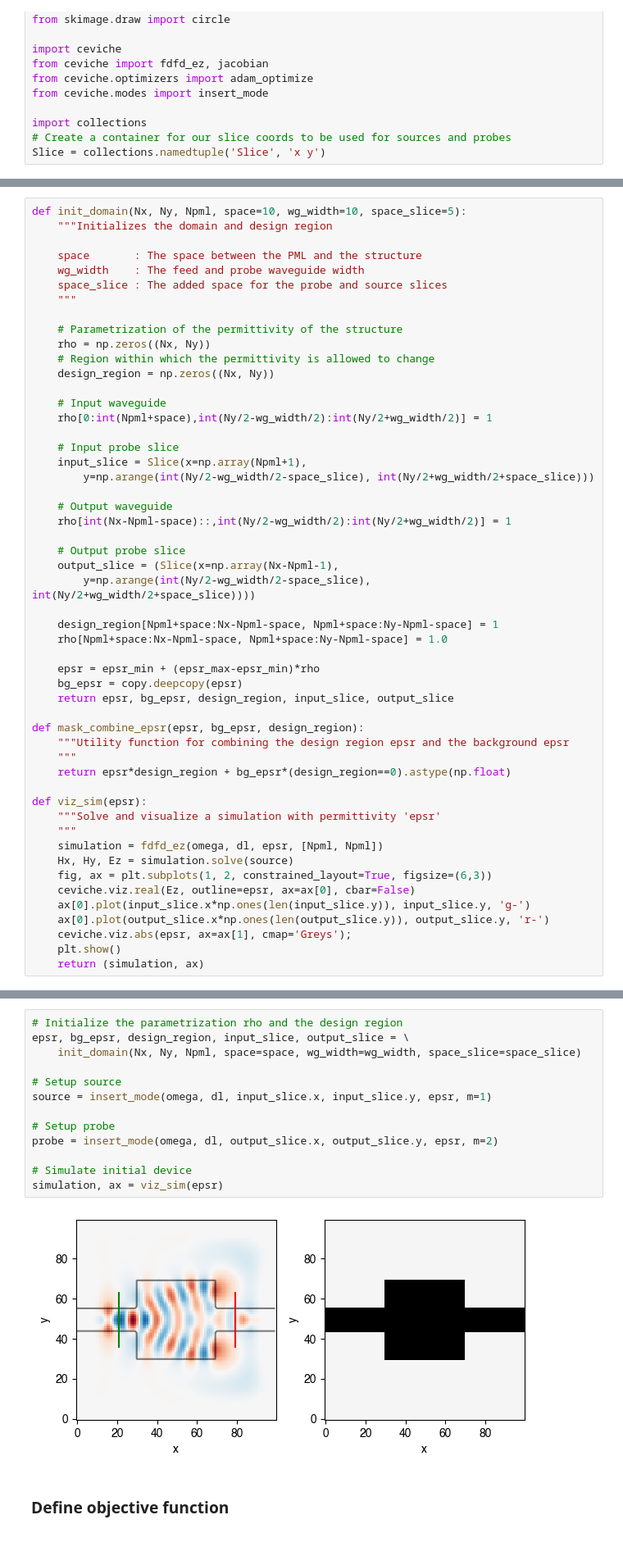
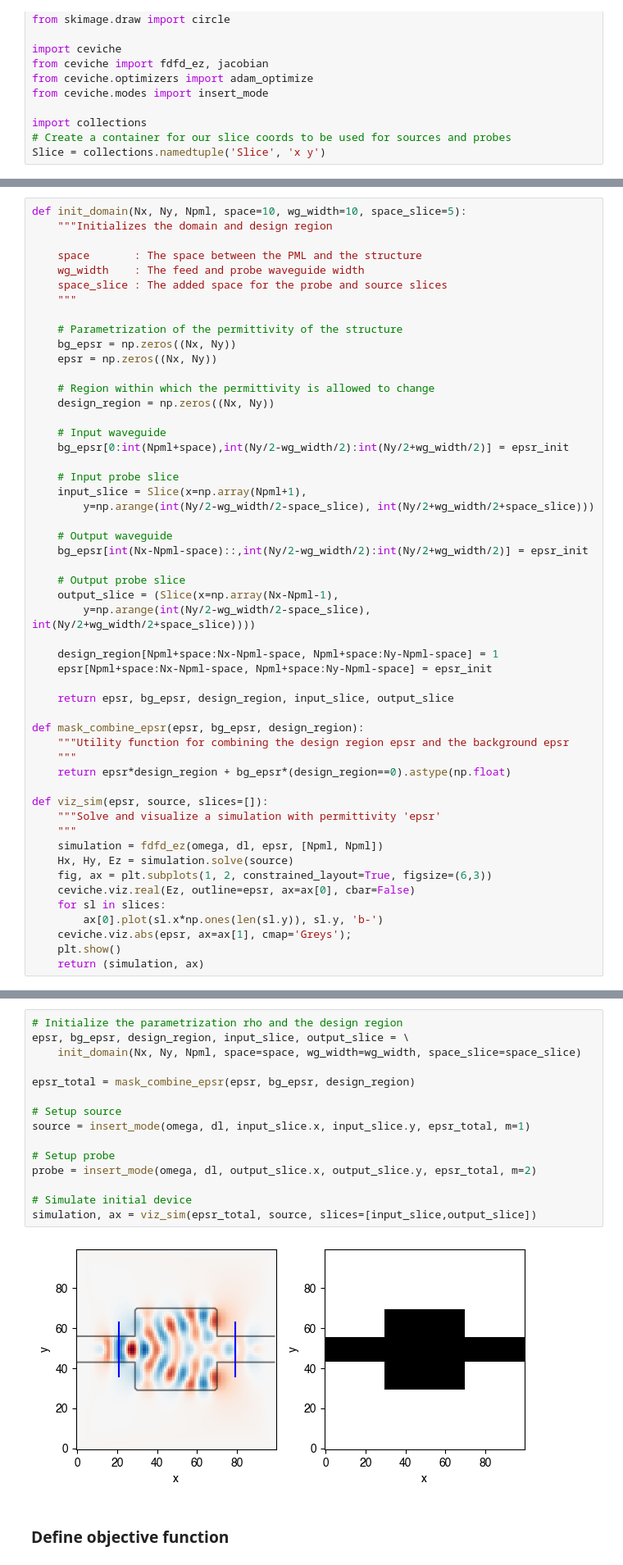
Before and after one commit to fancompute/workshop-invdesign, a Jupyter notebook: 02_Invdes_intro.ipynb, the cells around one changed output, grey strips where cells are left out. Shown at 82% size. Drawn from its saved outputs; the diff is of its cells as text.

```diff
--- a/02_Invdes_intro.ipynb
+++ b/02_Invdes_intro.ipynb
@@ -90,29 +117,29 @@ def init_domain(Nx, Ny, Npml, space=10, wg_width=10, space_slice=5):
     """
 
     # Parametrization of the permittivity of the structure
-    rho = np.zeros((Nx, Ny))
+    bg_epsr = np.zeros((Nx, Ny))
+    epsr = np.zeros((Nx, Ny))
+
     # Region within which the permittivity is allowed to change
     design_region = np.zeros((Nx, Ny))
 
     # Input waveguide
-    rho[0:int(Npml+space),int(Ny/2-wg_width/2):int(Ny/2+wg_width/2)] = 1
+    bg_epsr[0:int(Npml+space),int(Ny/2-wg_width/2):int(Ny/2+wg_width/2)] = epsr_init
 
     # Input probe slice
     input_slice = Slice(x=np.array(Npml+1),
         y=np.arange(int(Ny/2-wg_width/2-space_slice), int(Ny/2+wg_width/2+space_slice)))
 
     # Output waveguide
-    rho[int(Nx-Npml-space)::,int(Ny/2-wg_width/2):int(Ny/2+wg_width/2)] = 1
+    bg_epsr[int(Nx-Npml-space)::,int(Ny/2-wg_width/2):int(Ny/2+wg_width/2)] = epsr_init
 
     # Output probe slice
     output_slice = (Slice(x=np.array(Nx-Npml-1),
         y=np.arange(int(Ny/2-wg_width/2-space_slice), int(Ny/2+wg_width/2+space_slice))))
 
     design_region[Npml+space:Nx-Npml-space, Npml+space:Ny-Npml-space] = 1
-    rho[Npml+space:Nx-Npml-space, Npml+space:Ny-Npml-space] = 1.0
+    epsr[Npml+space:Nx-Npml-space, Npml+space:Ny-Npml-space] = epsr_init
 
-    epsr = epsr_min + (epsr_max-epsr_min)*rho
-    bg_epsr = copy.deepcopy(epsr)
     return epsr, bg_epsr, design_region, input_slice, output_slice
 
 def mask_combine_epsr(epsr, bg_epsr, design_region):
@@ -120,15 +147,15 @@ def mask_combine_epsr(epsr, bg_epsr, design_region):
     """
     return epsr*design_region + bg_epsr*(design_region==0).astype(np.float)
 
-def viz_sim(epsr):
+def viz_sim(epsr, source, slices=[]):
     """Solve and visualize a simulation with permittivity 'epsr'
     """
     simulation = fdfd_ez(omega, dl, epsr, [Npml, Npml])
     Hx, Hy, Ez = simulation.solve(source)
     fig, ax = plt.subplots(1, 2, constrained_layout=True, figsize=(6,3))
     ceviche.viz.real(Ez, outline=epsr, ax=ax[0], cbar=False)
-    ax[0].plot(input_slice.x*np.ones(len(input_slice.y)), input_slice.y, 'g-')
-    ax[0].plot(output_slice.x*np.ones(len(output_slice.y)), output_slice.y, 'r-')
+    for sl in slices:
+        ax[0].plot(sl.x*np.ones(len(sl.y)), sl.y, 'b-')
     ceviche.viz.abs(epsr, ax=ax[1], cmap='Greys');
     plt.show()
     return (simulation, ax)
@@ -170,18 +166,20 @@ We can visualize what our starting device looks like and how it behaves. Our dev
 # %%
 # Initialize the parametrization rho and the design region
 epsr, bg_epsr, design_region, input_slice, output_slice = \
     init_domain(Nx, Ny, Npml, space=space, wg_width=wg_width, space_slice=space_slice)
 
+epsr_total = mask_combine_epsr(epsr, bg_epsr, design_region)
+
 # Setup source
-source = insert_mode(omega, dl, input_slice.x, input_slice.y, epsr, m=1)
+source = insert_mode(omega, dl, input_slice.x, input_slice.y, epsr_total, m=1)
 
 # Setup probe
-probe = insert_mode(omega, dl, output_slice.x, output_slice.y, epsr, m=2)
+probe = insert_mode(omega, dl, output_slice.x, output_slice.y, epsr_total, m=2)
 
 # Simulate initial device
-simulation, ax = viz_sim(epsr)
+simulation, ax = viz_sim(epsr_total, source, slices=[input_slice,output_slice])
 # %% [output]
-[figure, old version]
+[figure, new version]
 # %% [markdown]
 ### Define objective function
 # %% [markdown]
```
Also changed, not shown: parts of 10 cells of this notebook, 1 other file.
